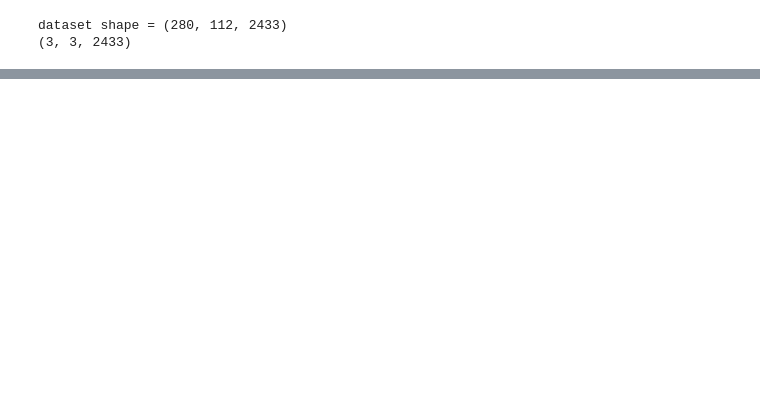
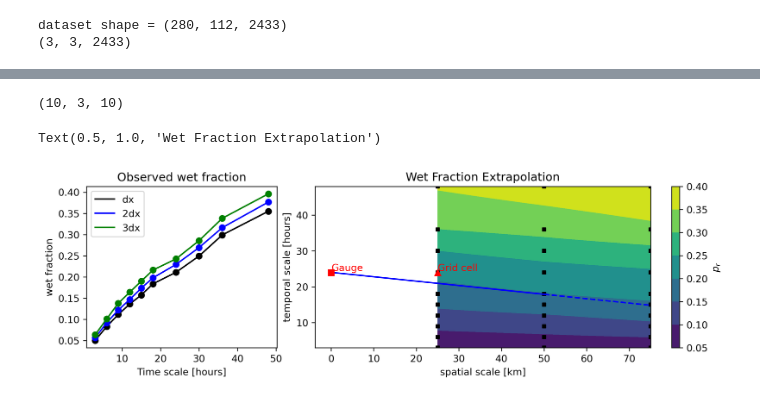
Before and after one commit to mhacarthur/downpy, a Jupyter notebook: codes/test_downscale.ipynb, the cells around one changed output, grey strips where cells are left out. Saved outputs shown, nothing was run; the diff lists cells and outputs as text; code cells hidden in the pictures; blank space fills up the shorter version.

```diff
--- a/codes/test_downscale.ipynb
+++ b/codes/test_downscale.ipynb
@@ -171,0 +192,5 @@ downres
+# %%
+pwets, xscales, tscales = down.compute_pwet_xr(box_3h, 1,cube1size=3, dt=3, tmax=48)
+len(pwets), len(xscales), len(tscales)
+# %% [output]
+(10, 3, 10)
@@ -171,0 +217,5 @@ downres
+# %%
+myU = np.zeros(ninterp[0])   # initialize linear slope
+myX0 = np.zeros(ninterp[0])  # initialize linear intercept
+myindices = np.zeros((ninterp[0], nxscales), dtype = int)
+# tvec =  np.zeros((ninterp, nxscales))
@@ -171,0 +241,15 @@ downres
+# %%
+# best_index = this is the index of the pwet such that
+# the line extrapolated to the gauge spatial scale
+# matches the requested time scale
+dthat = (target_x - X0) / U # compute time scale that would give me pwet
+deltat = np.abs(dthat - target_t)
+opt_deltat = np.min(deltat)
+max_dt = 0.5 # half hour accuracy should suffice?
+# set a TOLL value to check we are not too far away from the real deltat
+if opt_deltat > max_dt:
+    print('Taylor_Beta WARNING: not enough accuracy!')
+    print('the time resolution of the coarse data might not be enough!')
+    print('or try to increase the value of interp')
+best_index = np.argmin(deltat)  # best prediction of 24 hour interval
+pwet_target = mypw2[best_index]
@@ -171,0 +267,49 @@ downres
+# %%
+fig = plt.figure(figsize=(12,3),dpi=300)
+gs = gridspec.GridSpec(1,3)
+
+# =======================================================================================================
+ax1 = plt.subplot(gs[0, 0])
+ax1.plot(tscales, pwets[:,0], 'ok')
+ax1.plot(tscales_int, pwmat_int[:,0], '-k', label = 'dx')
+
+ax1.plot(tscales, pwets[:,1], 'ob')
+ax1.plot(tscales_int, pwmat_int[:,1], '-b', label = '2dx')
+
+if nxscales > 2:
+    ax1.plot(tscales, pwets[:,2], 'og')
+    ax1.plot(tscales_int, pwmat_int[:,2], '-g', label = '3dx')
+
+ax1.set_xlabel('Time scale [hours]')
+ax1.set_ylabel('wet fraction')
+ax1.set_title('Observed wet fraction')
+ax1.legend()
+
+# =======================================================================================================
+ax1 = plt.subplot(gs[0, 1:])
+xxx1 = np.linspace(0, 50, 10)
+xxx2 = np.linspace(50, 75, 10)
+# PS3 = ax1.contourf(dxv, dtv, Nmatv)
+PS3 = ax1.contourf(xscales_km, tscales_int, pwmat_int)
+
+cbar = plt.colorbar(PS3)
+cbar.set_label(r'$p_r$')
+
+for ii in range(nxscales):
+    for jj in range(ntscales):
+        ax1.scatter(xscales_km[ii], tscales[jj], s=10, c='k', marker='s')
+
+ax1.plot(xxx1, (xxx1 - X0[best_index]) / U[best_index], 'b')
+ax1.plot(xxx2, (xxx2 - X0[best_index]) / U[best_index], '--b')
+ax1.plot(target_x, target_t, 'sr')
+ax1.plot(origin_x, origin_t, '^r')
+
+ax1.text(0.1, 24.5, 'Gauge', color='red')
+ax1.text(L1, 24.5, 'Grid cell', color='red')
+
+ax1.set_xlabel('spatial scale [km]')
+ax1.set_ylabel('temporal scale [hours]')
+ax1.set_title('Wet Fraction Extrapolation')
+# %% [output]
+Text(0.5, 1.0, 'Wet Fraction Extrapolation')
+[figure, added]
```
Also changed, not shown: parts of 16 cells of this notebook, 7 other files.
